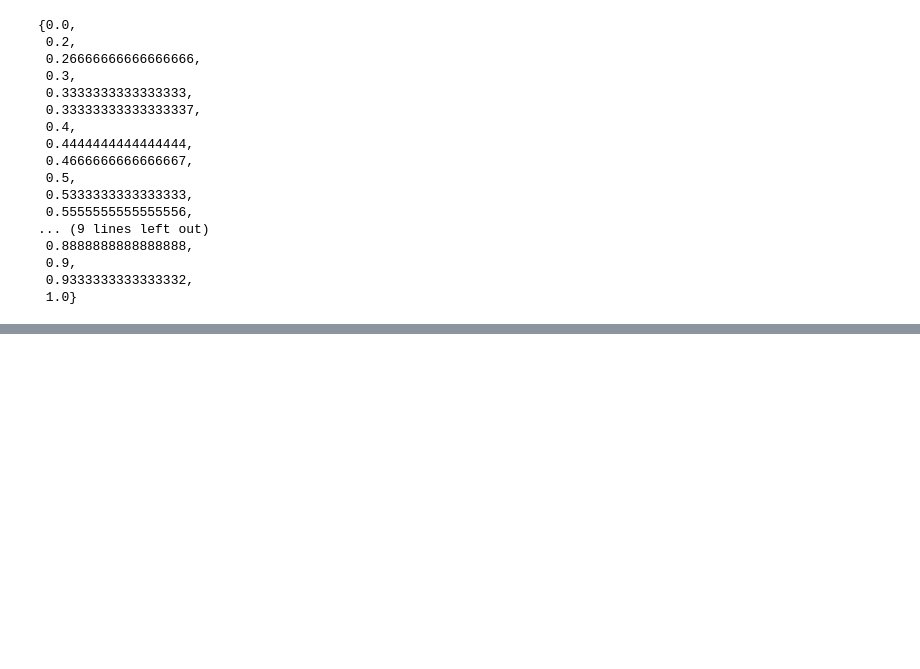
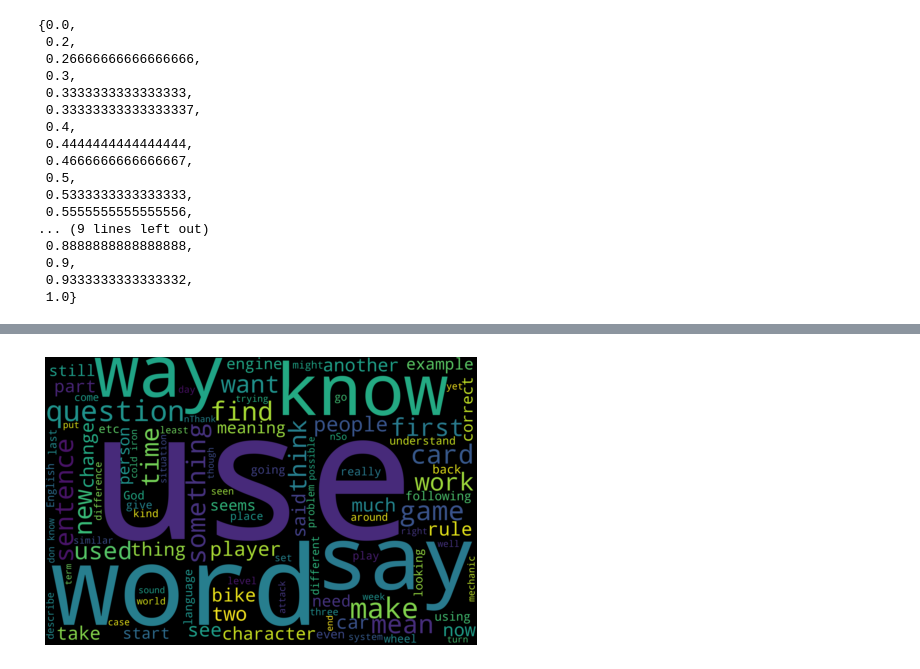
Before and after one commit to StephKua/Kaggle-Google-QUEST-QA-Labeling, a Jupyter notebook: Kaggle_Google_Quest_QA_EDA.ipynb, the cells around one changed output, grey strips where cells are left out. Cells and saved outputs as stored; diff of their text form; code cells hidden in the pictures; blank space fills up the shorter version.

```diff
--- a/Kaggle_Google_Quest_QA_EDA.ipynb
+++ b/Kaggle_Google_Quest_QA_EDA.ipynb
@@ -230,0 +289,16 @@ array(['After playing around with macro photography on-the-cheap (read: reversed
+# %%
+updated_stopwords = set(STOPWORDS)
+updated_stopwords.update(["n'", "one", "will", "seem", "nThe", "nI", "nWhat"])
+cul_cloud = WordCloud(
+    width = 3000,
+    height = 2000,
+    max_words=100,
+    background_color = 'black',
+    stopwords = updated_stopwords).generate(str(df_train.loc[df_train.category == 'CULTURE'].question_body.values))
+# %%
+plt.imshow(cul_cloud, interpolation = 'bilinear')
+plt.axis('off')
+plt.tight_layout(pad=0)
+plt.show()
+# %% [output]
+[figure, added]
```
Also changed, not shown: parts of 32 cells of this notebook.
